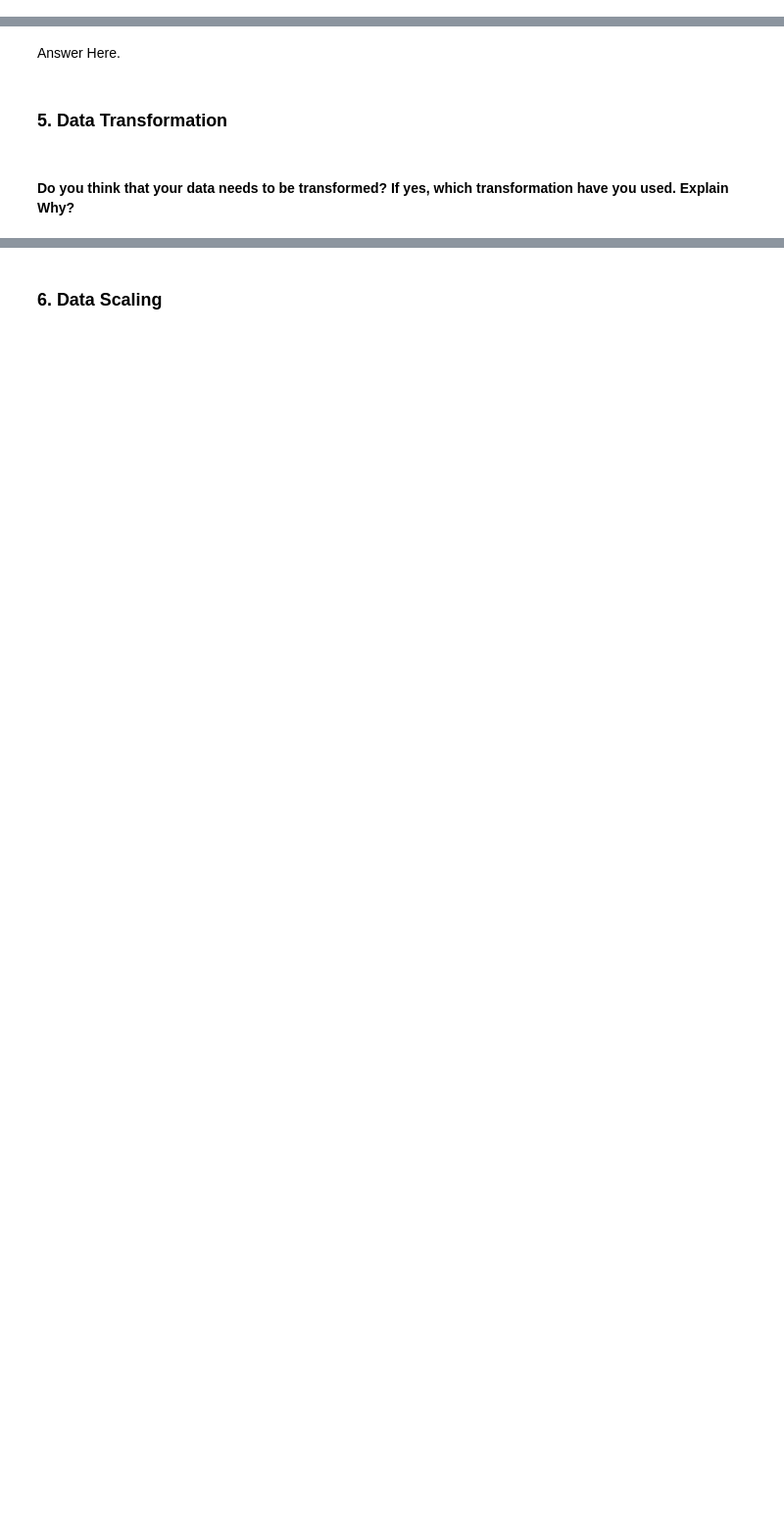
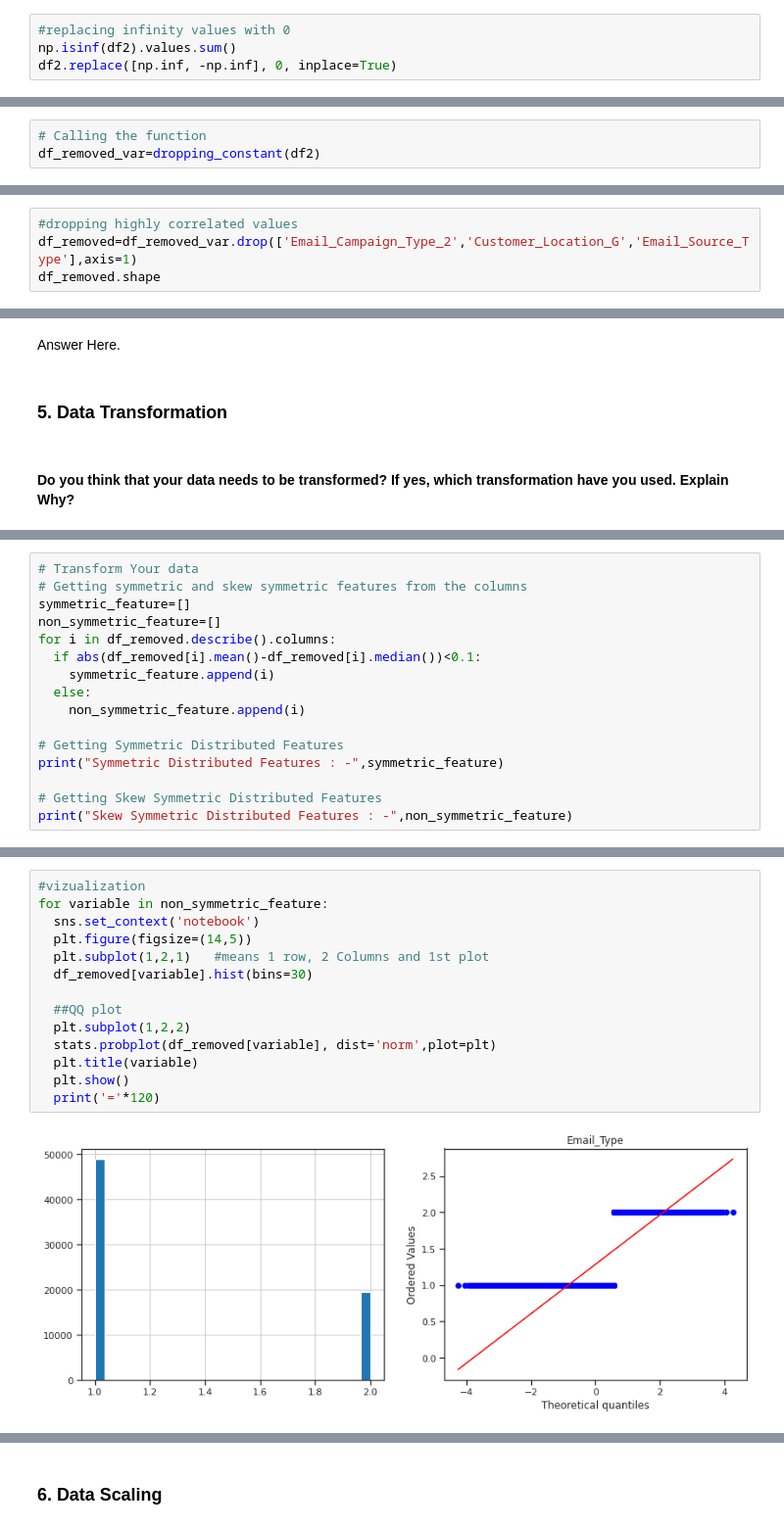
Before and after one commit to shyamsgadekar/Email_Campaign_Effectiveness_Prediction_shyam_gadekar, a Jupyter notebook: Email_Campaign_Effectiveness_Prediction_shyam_gadekar.ipynb, the cells around one changed output, grey strips where cells are left out. Shown at 98% size. Cells and saved outputs as stored; diff of their text form; blank space fills up the shorter version.

```diff
--- a/Email_Campaign_Effectiveness_Prediction_shyam_gadekar.ipynb
+++ b/Email_Campaign_Effectiveness_Prediction_shyam_gadekar.ipynb
@@ -1347,0 +1496,4 @@ Answer Here.
+# %%
+#replacing infinity values with 0
+np.isinf(df2).values.sum()
+df2.replace([np.inf, -np.inf], 0, inplace=True)
@@ -1351,0 +1539,3 @@ Answer Here.
+# %%
+# Calling the function
+df_removed_var=dropping_constant(df2)
@@ -1351,0 +1647,4 @@ Answer Here.
+# %%
+#dropping highly correlated values
+df_removed=df_removed_var.drop(['Email_Campaign_Type_2','Customer_Location_G','Email_Source_Type'],axis=1)
+df_removed.shape
@@ -1365,0 +1786,16 @@ Answer Here.
+# %%
+# Transform Your data
+# Getting symmetric and skew symmetric features from the columns
+symmetric_feature=[]
+non_symmetric_feature=[]
+for i in df_removed.describe().columns:
+  if abs(df_removed[i].mean()-df_removed[i].median())<0.1:
+    symmetric_feature.append(i)
+  else:
+    non_symmetric_feature.append(i)
+
+# Getting Symmetric Distributed Features
+print("Symmetric Distributed Features : -",symmetric_feature)
+
+# Getting Skew Symmetric Distributed Features
+print("Skew Symmetric Distributed Features : -",non_symmetric_feature)
@@ -1365,0 +1805,16 @@ Answer Here.
+# %%
+#vizualization
+for variable in non_symmetric_feature:
+  sns.set_context('notebook')
+  plt.figure(figsize=(14,5))
+  plt.subplot(1,2,1)   #means 1 row, 2 Columns and 1st plot
+  df_removed[variable].hist(bins=30)
+
+  ##QQ plot
+  plt.subplot(1,2,2)
+  stats.probplot(df_removed[variable], dist='norm',plot=plt)
+  plt.title(variable)
+  plt.show()
+  print('='*120)
+# %% [output]
+[figure, added]
```
Also changed, not shown: parts of 115 cells of this notebook.
